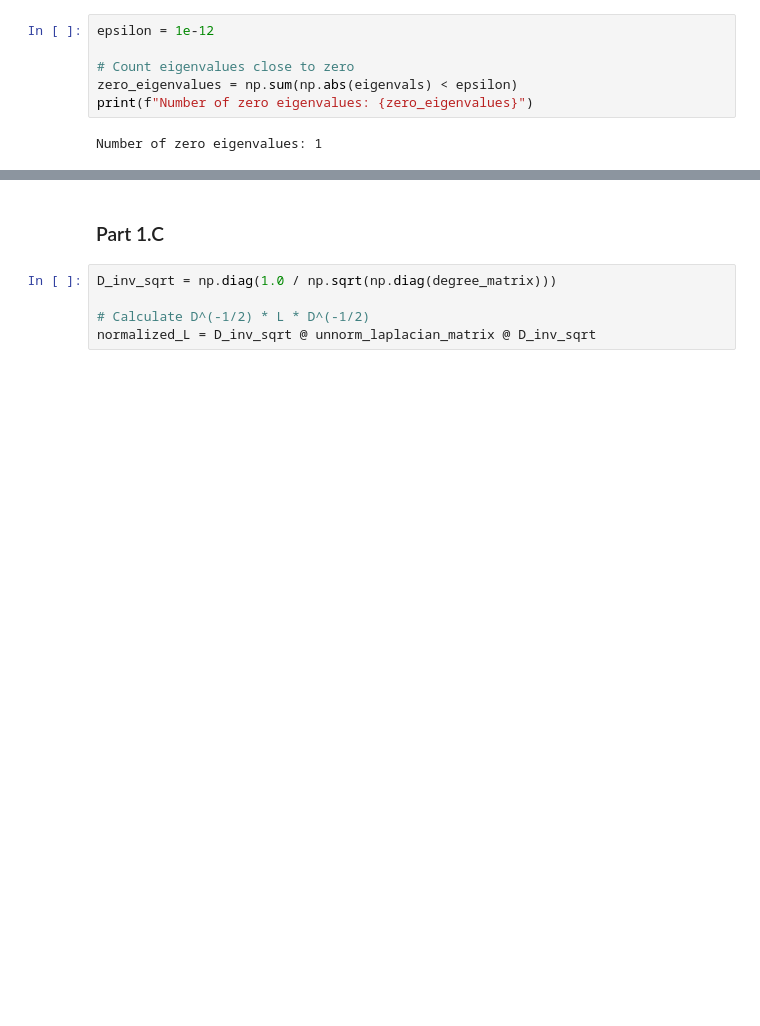
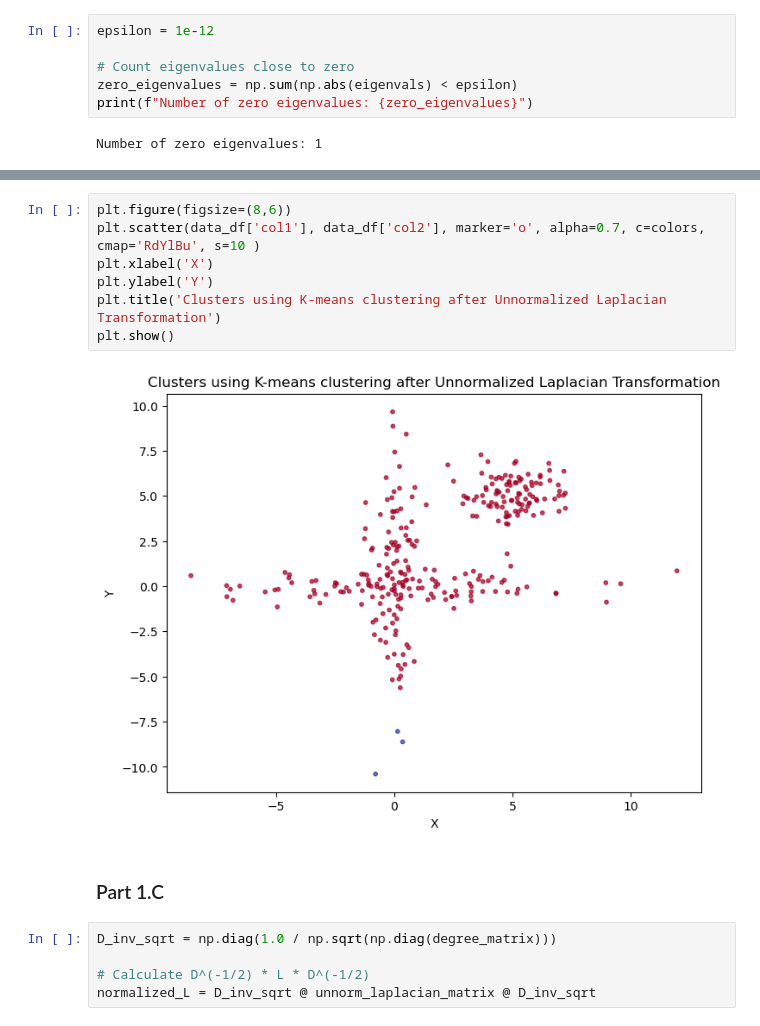
Before and after one commit to avsngh-git/Masters-Projects, a Jupyter notebook: Unsupervised-Learning/Project2.ipynb, the cells around one changed output, grey strips where cells are left out. Drawn from its saved outputs; the diff is of its cells as text; blank space fills up the shorter version.

```diff
--- a/Unsupervised-Learning/Project2.ipynb
+++ b/Unsupervised-Learning/Project2.ipynb
@@ -160,3 +213,12 @@ Casting complex values to real discards the imaginary part
+# %%
+plt.figure(figsize=(8,6))
+plt.scatter(data_df['col1'], data_df['col2'], marker='o', alpha=0.7, c=colors, cmap='RdYlBu', s=10 )
+plt.xlabel('X')
+plt.ylabel('Y')
+plt.title('Clusters using K-means clustering after Unnormalized Laplacian Transformation')
+plt.show()
+# %% [output]
+[figure, added]
 # %% [markdown]
 ### Part 1.C
 # %%
```
Also changed, not shown: parts of 35 cells of this notebook.
